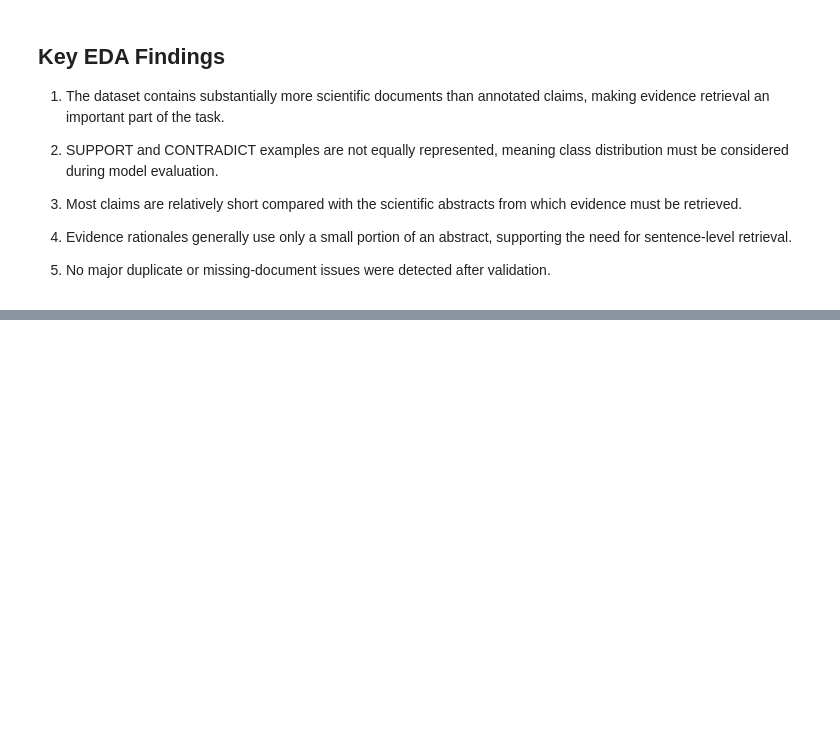
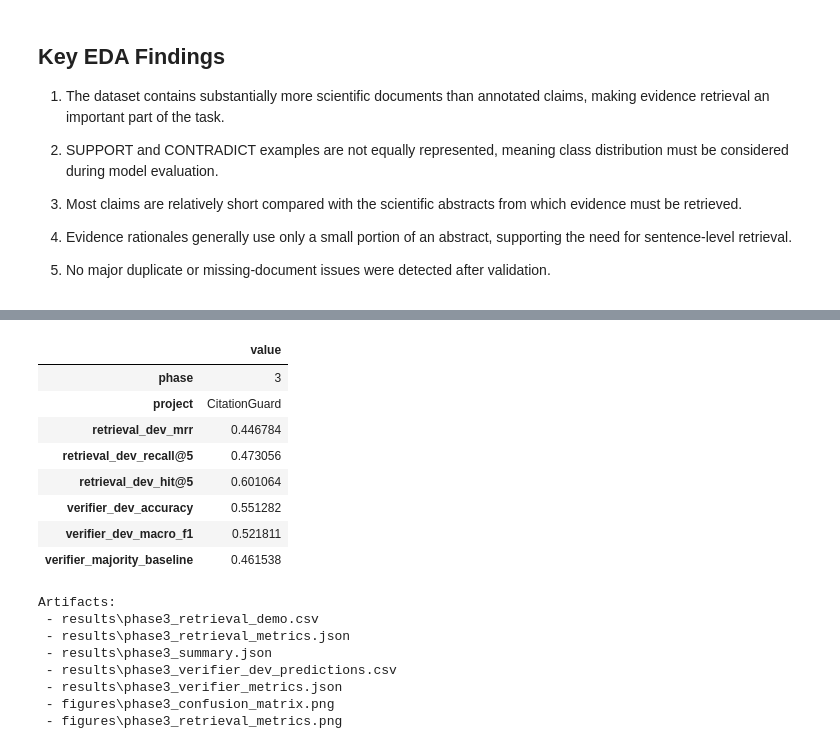
Before and after one commit to Asjadamir/CitationGuard, a Jupyter notebook: F26-05.ipynb, the cells around one changed output, grey strips where cells are left out. Drawn from its saved outputs; the diff is of its cells as text; code cells hidden in the pictures; blank space fills up the shorter version.

```diff
--- a/F26-05.ipynb
+++ b/F26-05.ipynb
@@ -776,0 +938,26 @@ evaluated during the model implementation phase.
+# %%
+summary = json.loads((RESULTS / 'phase3_summary.json').read_text(encoding='utf-8'))
+display(pd.DataFrame([summary]).T.rename(columns={0: 'value'}))
+print('Artifacts:')
+for p in sorted(RESULTS.glob('phase3*')):
+    print(' -', p.relative_to(ROOT))
+for p in sorted(FIGURES.glob('phase3*')):
+    print(' -', p.relative_to(ROOT))
+# %% [output]
+|  | value |
+| phase | 3 |
+| project | CitationGuard |
+| retrieval_dev_mrr | 0.446784 |
+| retrieval_dev_recall@5 | 0.473056 |
+| retrieval_dev_hit@5 | 0.601064 |
+| verifier_dev_accuracy | 0.551282 |
+| verifier_dev_macro_f1 | 0.521811 |
+| verifier_majority_baseline | 0.461538 |
+Artifacts:
+ - results\phase3_retrieval_demo.csv
+ - results\phase3_retrieval_metrics.json
+ - results\phase3_summary.json
+ - results\phase3_verifier_dev_predictions.csv
+ - results\phase3_verifier_metrics.json
+ - figures\phase3_confusion_matrix.png
+ - figures\phase3_retrieval_metrics.png
```
Also changed, not shown: parts of 8 cells of this notebook, 11 other files.
